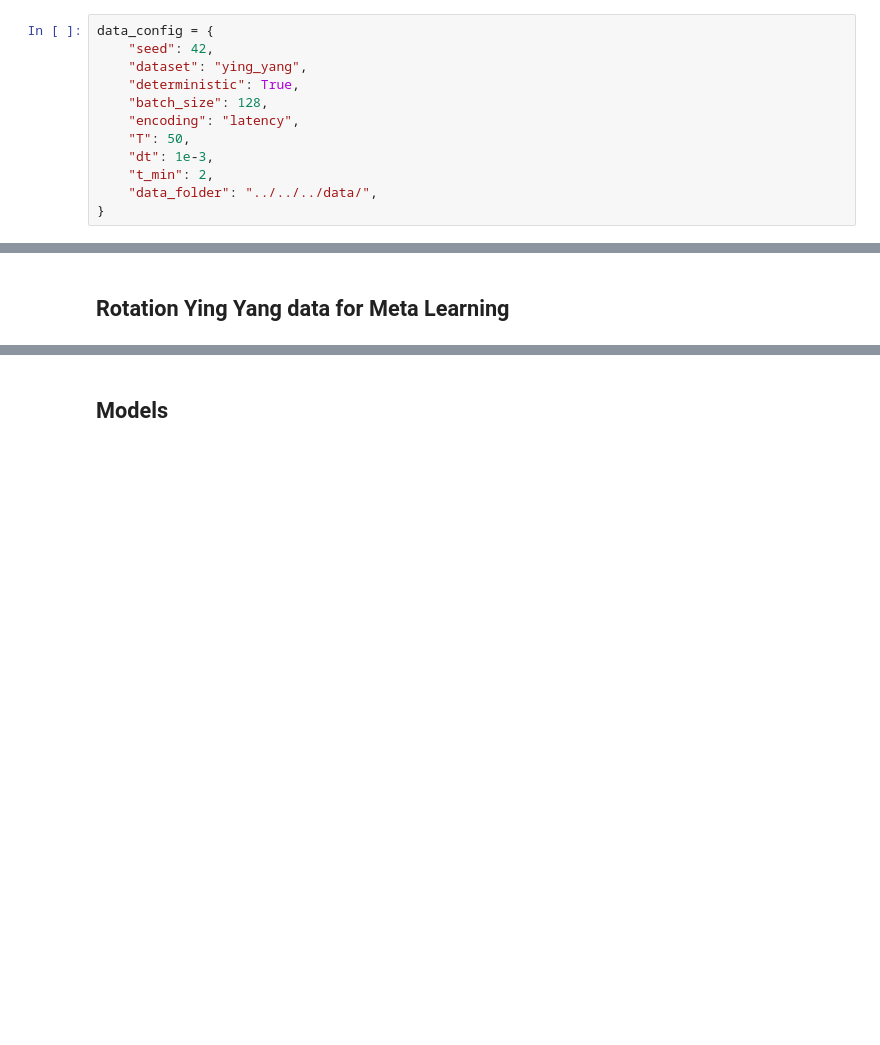
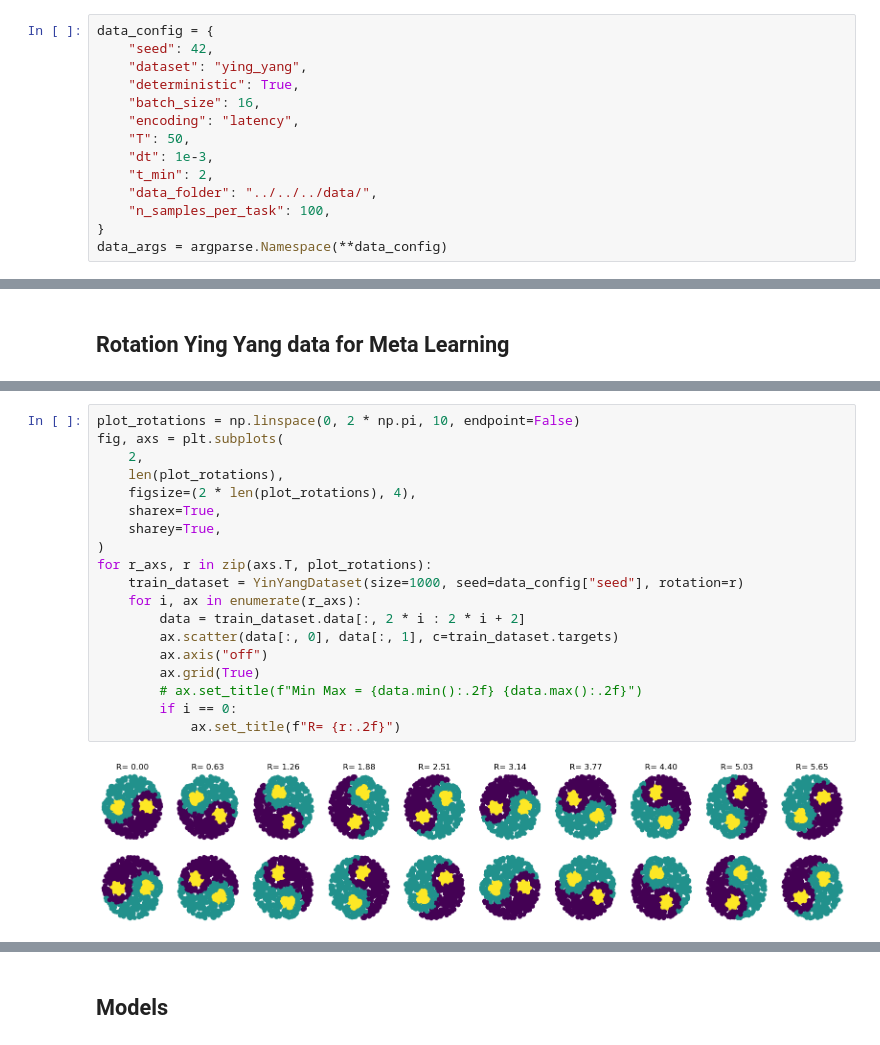
Before and after one commit to GabrielBena/pytorch-eventprop, a Jupyter notebook: scripts/notebooks/MAML.ipynb, the cells around one changed output, grey strips where cells are left out. Drawn from its saved outputs; the diff is of its cells as text; blank space fills up the shorter version.

```diff
--- a/scripts/notebooks/MAML.ipynb
+++ b/scripts/notebooks/MAML.ipynb
@@ -26,10 +26,12 @@ data_config = {
     "seed": 42,
     "dataset": "ying_yang",
     "deterministic": True,
-    "batch_size": 128,
+    "batch_size": 16,
     "encoding": "latency",
     "T": 50,
     "dt": 1e-3,
     "t_min": 2,
     "data_folder": "../../../data/",
+    "n_samples_per_task": 100,
 }
+data_args = argparse.Namespace(**data_config)
@@ -85,0 +63,21 @@ from torchmeta.utils.data import BatchMetaDataLoader
+# %%
+plot_rotations = np.linspace(0, 2 * np.pi, 10, endpoint=False)
+fig, axs = plt.subplots(
+    2,
+    len(plot_rotations),
+    figsize=(2 * len(plot_rotations), 4),
+    sharex=True,
+    sharey=True,
+)
+for r_axs, r in zip(axs.T, plot_rotations):
+    train_dataset = YinYangDataset(size=1000, seed=data_config["seed"], rotation=r)
+    for i, ax in enumerate(r_axs):
+        data = train_dataset.data[:, 2 * i : 2 * i + 2]
+        ax.scatter(data[:, 0], data[:, 1], c=train_dataset.targets)
+        ax.axis("off")
+        ax.grid(True)
+        # ax.set_title(f"Min Max = {data.min():.2f} {data.max():.2f}")
+        if i == 0:
+            ax.set_title(f"R= {r:.2f}")
+# %% [output]
+[figure, added]
```
Also changed, not shown: parts of 21 cells of this notebook, 5 other files.
